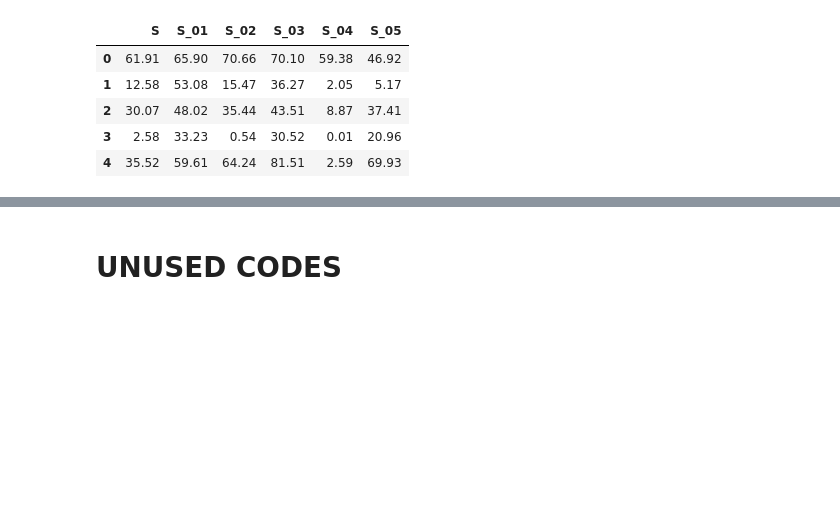
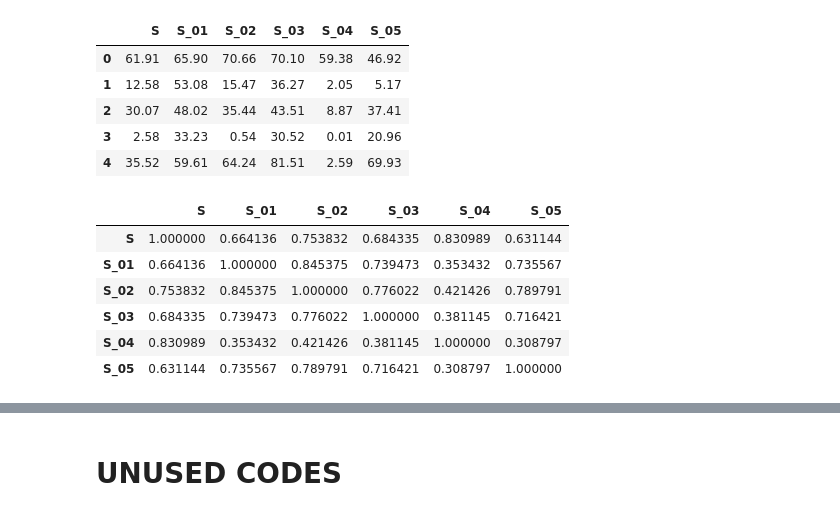
Before and after one commit to Ban-hub/CSE6506-Data_Project, a Jupyter notebook: Test.ipynb, the cells around one changed output, grey strips where cells are left out. Cells and saved outputs as stored; diff of their text form; code cells hidden in the pictures; blank space fills up the shorter version.

```diff
--- a/Test.ipynb
+++ b/Test.ipynb
@@ -107,3 +107,15 @@ s.head()
 | 2 | 30.07 | 48.02 | 35.44 | 43.51 | 8.87 | 37.41 |
 | 3 | 2.58 | 33.23 | 0.54 | 30.52 | 0.01 | 20.96 |
 | 4 | 35.52 | 59.61 | 64.24 | 81.51 | 2.59 | 69.93 |
+# %%
+susceptibility_corr_matrix = s.corr()
+
+susceptibility_corr_matrix
+# %% [output]
+|  | S | S_01 | S_02 | S_03 | S_04 | S_05 |
+| S | 1.000000 | 0.664136 | 0.753832 | 0.684335 | 0.830989 | 0.631144 |
+| S_01 | 0.664136 | 1.000000 | 0.845375 | 0.739473 | 0.353432 | 0.735567 |
+| S_02 | 0.753832 | 0.845375 | 1.000000 | 0.776022 | 0.421426 | 0.789791 |
+| S_03 | 0.684335 | 0.739473 | 0.776022 | 1.000000 | 0.381145 | 0.716421 |
+| S_04 | 0.830989 | 0.353432 | 0.421426 | 0.381145 | 1.000000 | 0.308797 |
+| S_05 | 0.631144 | 0.735567 | 0.789791 | 0.716421 | 0.308797 | 1.000000 |
```
Also changed, not shown: parts of 10 cells of this notebook.
